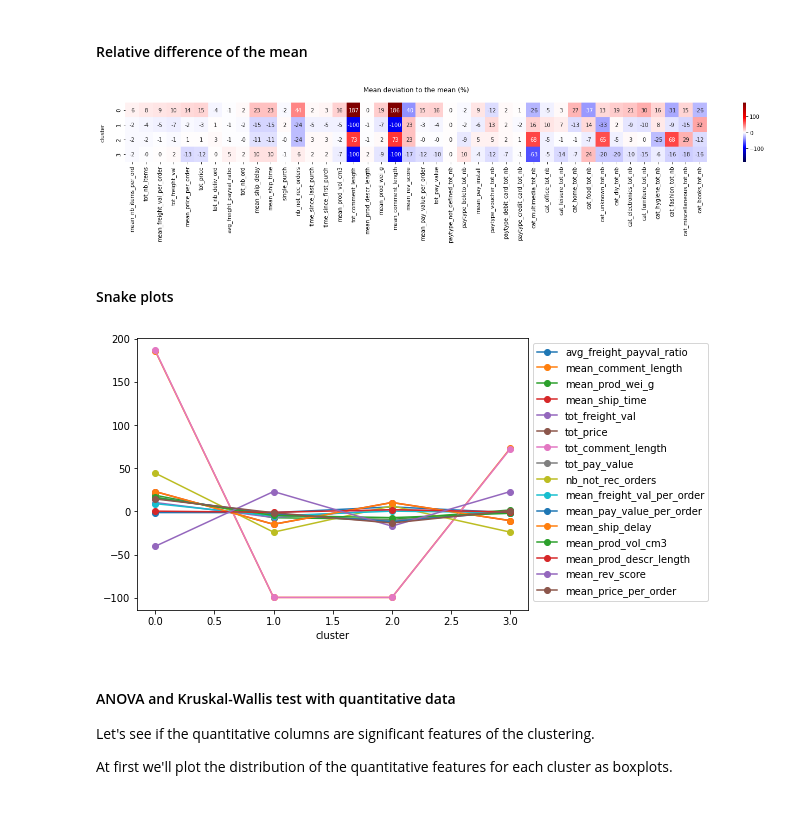
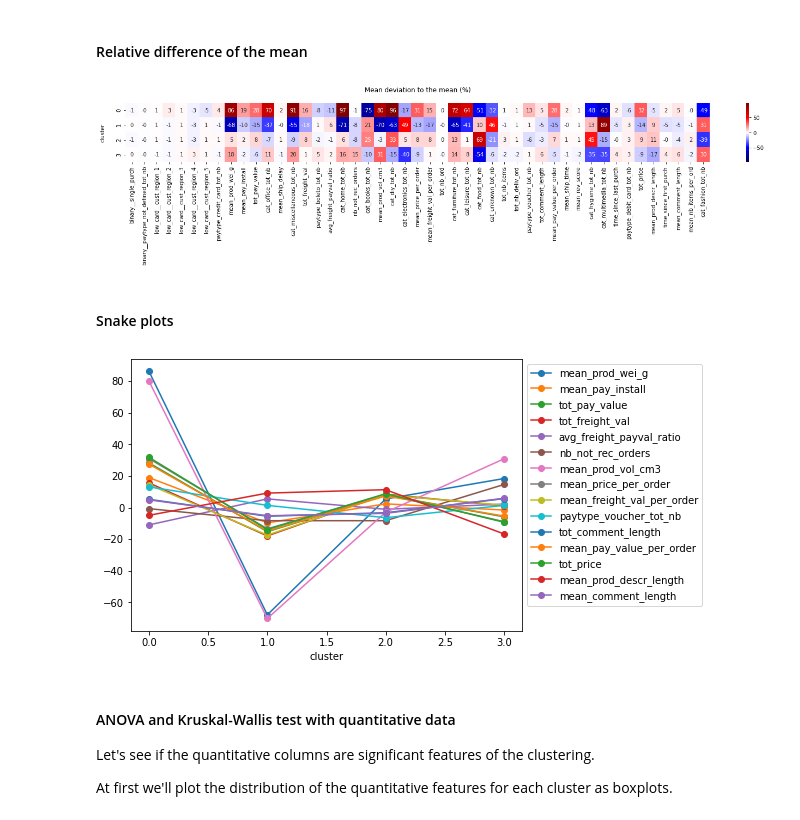
Before and after one commit to SmellyArmure/OC_DS_Project5, a Jupyter notebook: NOTEBOOKS/P5_Clustering.ipynb, the cells around one changed output. Cells and saved outputs as stored; diff of their text form; code cells hidden in the pictures.

```diff
--- a/NOTEBOOKS/P5_Clustering.ipynb
+++ b/NOTEBOOKS/P5_Clustering.ipynb
@@ -791,7 +792,7 @@ To check this we will:
 # %%
 # Choosing a model
 
-km = KMeans(n_clusters=3)
+km = KMeans(n_clusters=4)
 km.fit(df)
 # %% [output]
 KMeans(algorithm='auto', copy_x=True, init='k-means++', max_iter=300,
@@ -803,11 +804,18 @@ KMeans(algorithm='auto', copy_x=True, init='k-means++', max_iter=300,
 ser_clust_all = pd.Series(km.predict(df),
                           index=df.index,
                           name='all')
+# %%
+from sklearn.model_selection import train_test_split
+
+# Bining the mean review score column for further stratification (sampling)
+
+bin_mean_review = pd.cut(df_cust['mean_rev_score'], [0,1,2,3,4,5])
 # %%
-n_iter = 20
+n_iter = 10
 df_ARI_all_vs_sample_iter = pd.DataFrame()
 
-# Looping over a number of iteration
+# Looping over a number of iterations
+
 for i in range(n_iter):
 
     # print(f"ooo ITERATION {i} ooo")
@@ -815,14 +823,20 @@ for i in range(n_iter):
     # Defining a list of sample indexes (random_state changes)
     li_n_samp = [100, 250, 500, 750, 1000, 2000, 3000,
                 4000, 5000, 7500, 10000, 20000, 50000]
-    list_samp_ind = [df_cust.sample(i).index for i in li_n_samp]
+    list_samp_df = []
+    # list_samp_df = [df.loc[df.sample(i).index] for i in li_n_samp]
+    for n in li_n_samp:
+        df_sampl, _ = \
+            train_test_split(df, train_size=n, stratify=bin_mean_review)
+        list_samp_df.append(df_sampl)
 
     # Clustering labels obtained by fitting with samples
+    # NB: the first column is the prediction of the "whole model"
     df_ARI_sampl = pd.DataFrame(ser_clust_all.to_frame())
-    for ind_samp in list_samp_ind:
-        n_samp = len(ind_samp)
+    for df_samp in list_samp_df:
+        n_samp = df_samp.shape[0]
         # print("ooooooooo Number of samples: ", n_samp)
-        km.fit(df.loc[ind_samp])
+        km.fit(df_samp)
         ser_clust = pd.Series(km.predict(df),
                               index=df.index,
                               name=str(n_samp)+'_sampl').to_frame()
@@ -833,8 +847,8 @@ for i in range(n_iter):
     stab_sampl_kmeans = ARI_column_pairs(df_ARI_sampl, first_vs_others=True,
                                          print_opt=False)
     df_ARI_all_vs_sample_iter = pd.concat([df_ARI_all_vs_sample_iter,
-                                        stab_sampl_kmeans.to_frame()],
-                                        axis=1)
+                                           stab_sampl_kmeans.to_frame()],
+                                          axis=1)
 # %%
 # Plotting the results
 
@@ -1030,7 +1054,7 @@ from sklearn.metrics import silhouette_score, davies_bouldin_score, calinski_har
 
 # fit the model on the whole dataframe
 
-n=5
+n=4
 best_model = KMeans(n_clusters=n, n_jobs=-1)
 best_model.fit(df)
 ser_clust = pd.Series(data=best_model.labels_,
@@ -1067,24 +1093,28 @@ contingency_tables(best_model, df, df_expl, palette="inferno",
 # %% [markdown]
 #### Relative difference of the mean
 # %%
-clust_mean, orig_df_mean, rel_var = mean_deviation_clust(model, df,
-                                                         df_cust.loc[df.index],
+clust_mean, orig_df_mean, rel_var = mean_deviation_clust(best_model, df,
+                                                         df_expl.loc[df.index],
                                                          palette='seismic',
                                                          figsize=(24,2))
 # %% [output]
-[figure, old version]
+[figure, new version]
 # %% [markdown]
 #### Snake plots
 # %%
 # Plot the Snake plot
 
+thresh_dev = 10
+sel_col = rel_var[rel_var>thresh_dev].dropna(how='all', axis=1).columns
+sel_col = [col for col in sel_col if not 'cat_' in col]
+
 fig, ax = plt.subplots(1)
-rel_var[df.columns].plot(marker='o', ax=ax)
+rel_var[sel_col].plot(marker='o', ax=ax, color=sns.color_palette('tab10'))
 ax.legend(ncol=1, bbox_to_anchor=[1,1])
 fig.set_size_inches(7,5)
 plt.show()
 # %% [output]
-[figure, old version]
+[figure, new version]
 # %% [markdown]
 #### ANOVA and Kruskal-Wallis test with quantitative data
 
```
Also changed, not shown: parts of 75 cells of this notebook, 3 other files.
